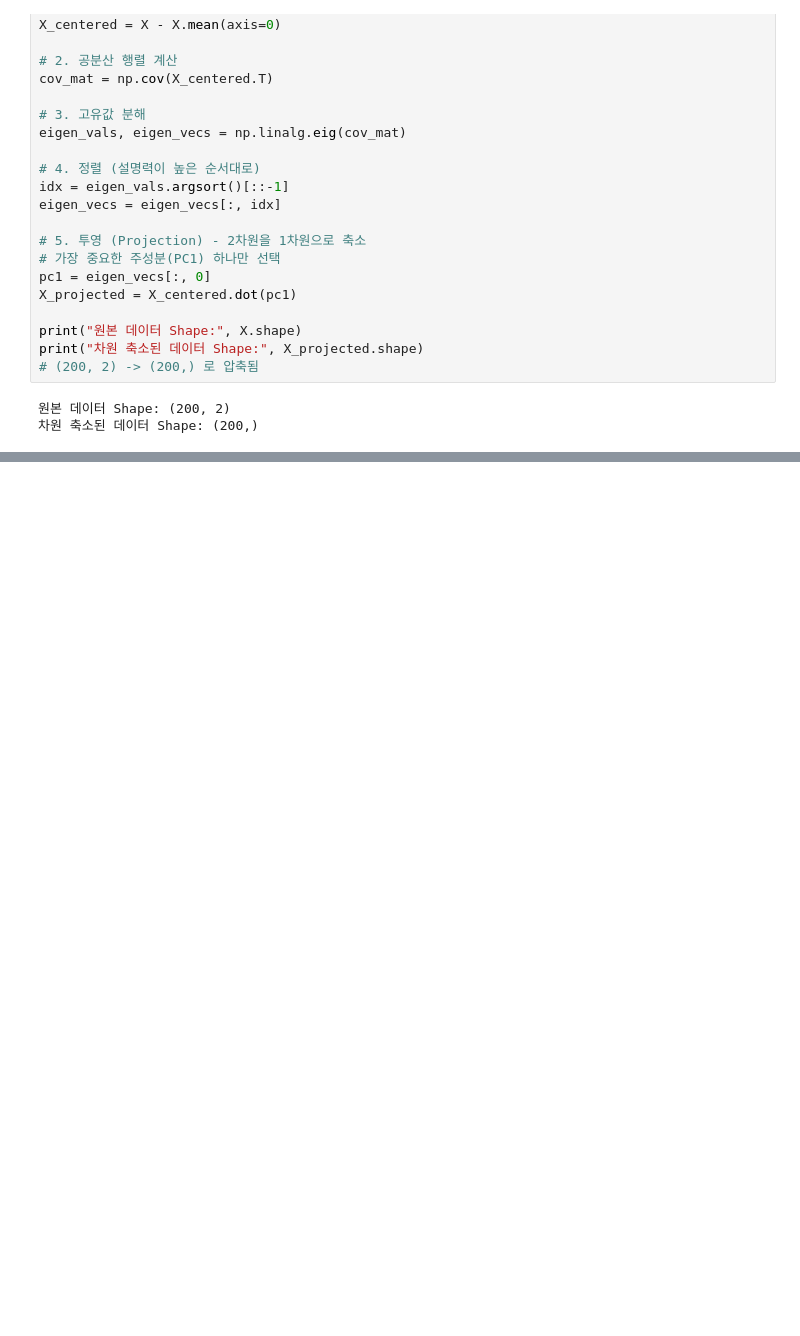
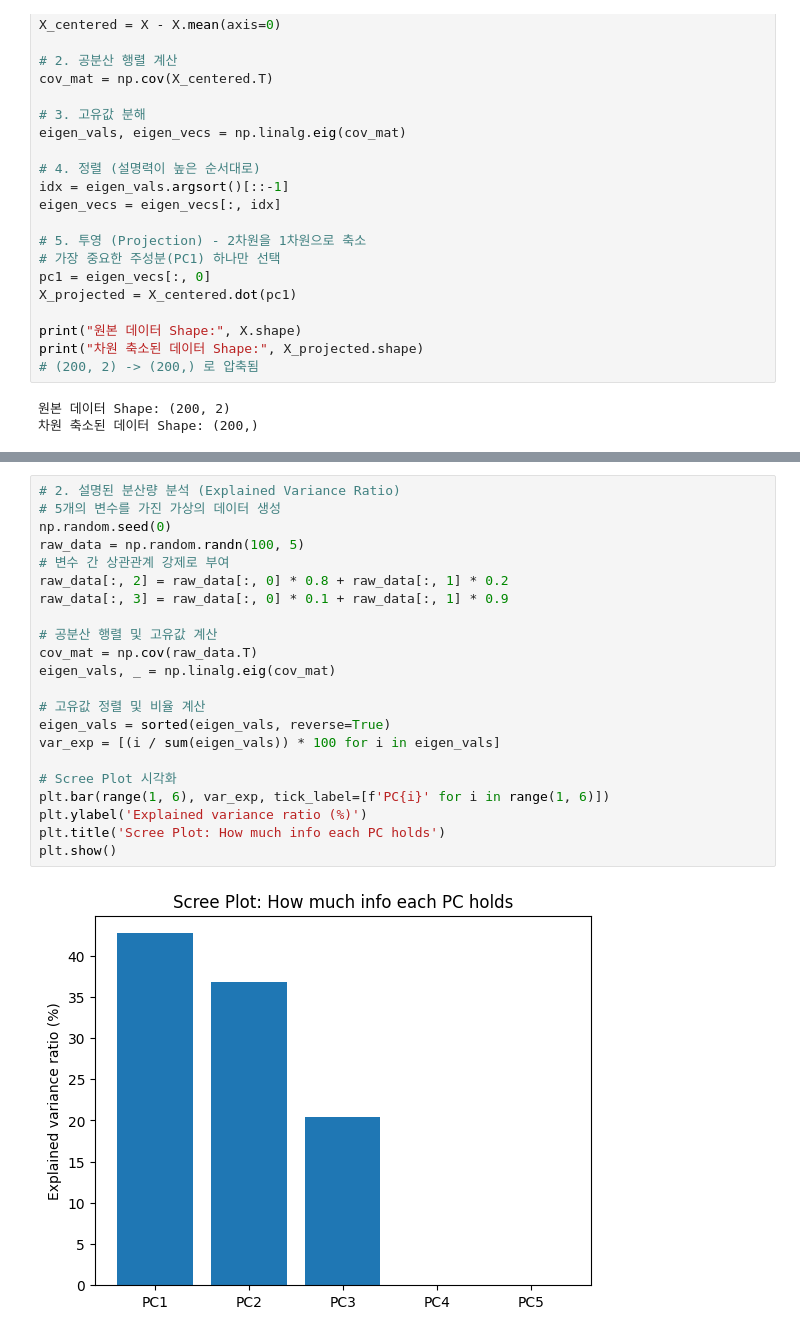
Before and after one commit to yuuki08noah/INGONGJINEUNGPROGRAMMING, a Jupyter notebook: 1-2 SVD와 PCA_Stu.ipynb, the cells around one changed output, grey strips where cells are left out. Cells and saved outputs as stored; diff of their text form; blank space fills up the shorter version.

```diff
--- a/1-2 SVD와 PCA_Stu.ipynb
+++ b/1-2 SVD와 PCA_Stu.ipynb
@@ -61,0 +420,24 @@ print("차원 축소된 데이터 Shape:", X_projected.shape)
+# %%
+# 2. 설명된 분산량 분석 (Explained Variance Ratio)
+# 5개의 변수를 가진 가상의 데이터 생성
+np.random.seed(0)
+raw_data = np.random.randn(100, 5)
+# 변수 간 상관관계 강제로 부여
+raw_data[:, 2] = raw_data[:, 0] * 0.8 + raw_data[:, 1] * 0.2
+raw_data[:, 3] = raw_data[:, 0] * 0.1 + raw_data[:, 1] * 0.9
+
+# 공분산 행렬 및 고유값 계산
+cov_mat = np.cov(raw_data.T)
+eigen_vals, _ = np.linalg.eig(cov_mat)
+
+# 고유값 정렬 및 비율 계산
+eigen_vals = sorted(eigen_vals, reverse=True)
+var_exp = [(i / sum(eigen_vals)) * 100 for i in eigen_vals]
+
+# Scree Plot 시각화
+plt.bar(range(1, 6), var_exp, tick_label=[f'PC{i}' for i in range(1, 6)])
+plt.ylabel('Explained variance ratio (%)')
+plt.title('Scree Plot: How much info each PC holds')
+plt.show()
+# %% [output]
+[figure, added]
```
Also changed, not shown: parts of 21 cells of this notebook.
